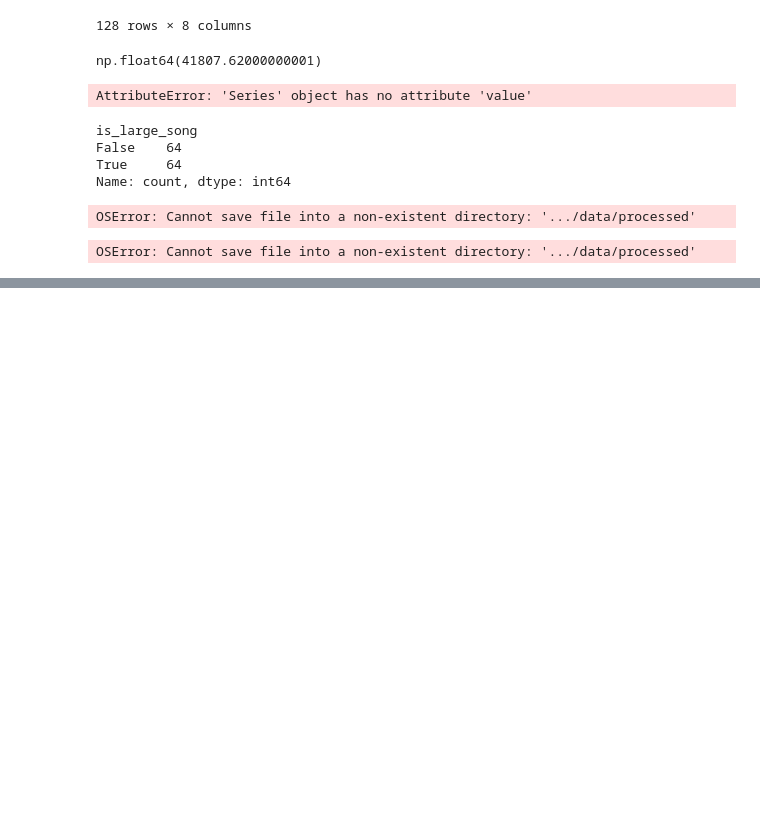
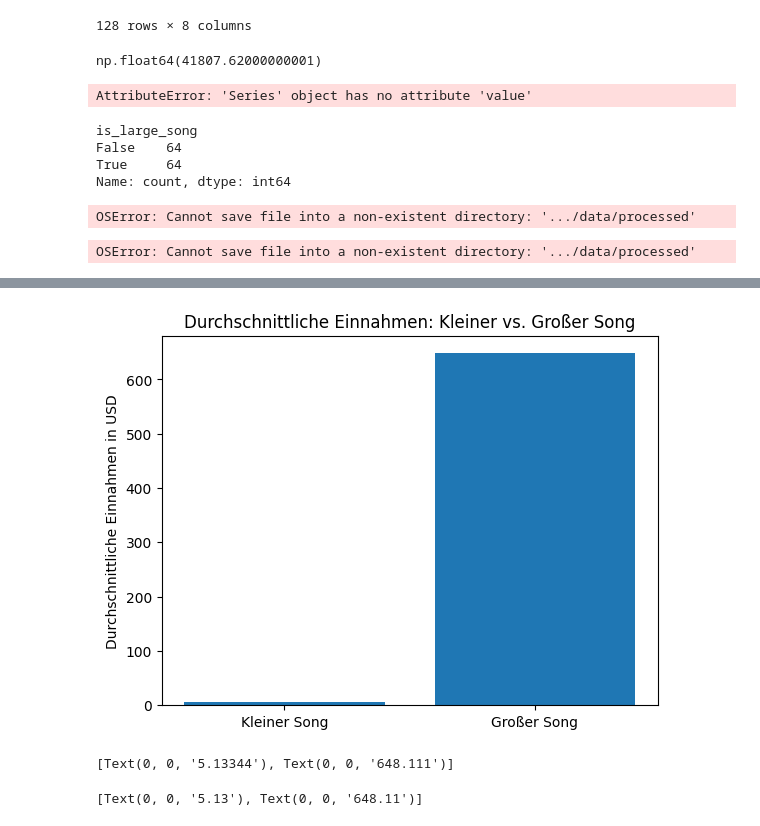
Before and after one commit to leonardobostan05/Royalty-Catalogue-Analysis, a Jupyter notebook: notebooks/01_analysis.ipynb, the cells around one changed output, grey strips where cells are left out. Cells and saved outputs as stored; diff of their text form; code cells hidden in the pictures; blank space fills up the shorter version.

```diff
--- a/notebooks/01_analysis.ipynb
+++ b/notebooks/01_analysis.ipynb
@@ -289,0 +342,9 @@ df.to_csv('../data/processed/analysis_ready.csv',index=False)
+# %%
+fig, ax = plt.subplots()
+ax.bar(['Kleiner Song', 'Großer Song'], avg_earnings.values)
+ax.set_ylabel('Durchschnittliche Einnahmen in USD')
+ax.set_title('Durchschnittliche Einnahmen: Kleiner vs. Großer Song')
+plt.savefig('../figures/avg_earnings_by_size.png', dpi = 150, bbox_inches = 'tight')
+plt.show()
+# %% [output]
+[figure, added]
@@ -289,0 +353,4 @@ df.to_csv('../data/processed/analysis_ready.csv',index=False)
+# %%
+ax.bar_label(bars)
+# %% [output]
+[Text(0, 0, '5.13344'), Text(0, 0, '648.111')]
@@ -289,0 +359,4 @@ df.to_csv('../data/processed/analysis_ready.csv',index=False)
+# %%
+ax.bar_label(bars, fmt = '%.2f')
+# %% [output]
+[Text(0, 0, '5.13'), Text(0, 0, '648.11')]
```
Also changed, not shown: parts of 44 cells of this notebook, 3 other files.
